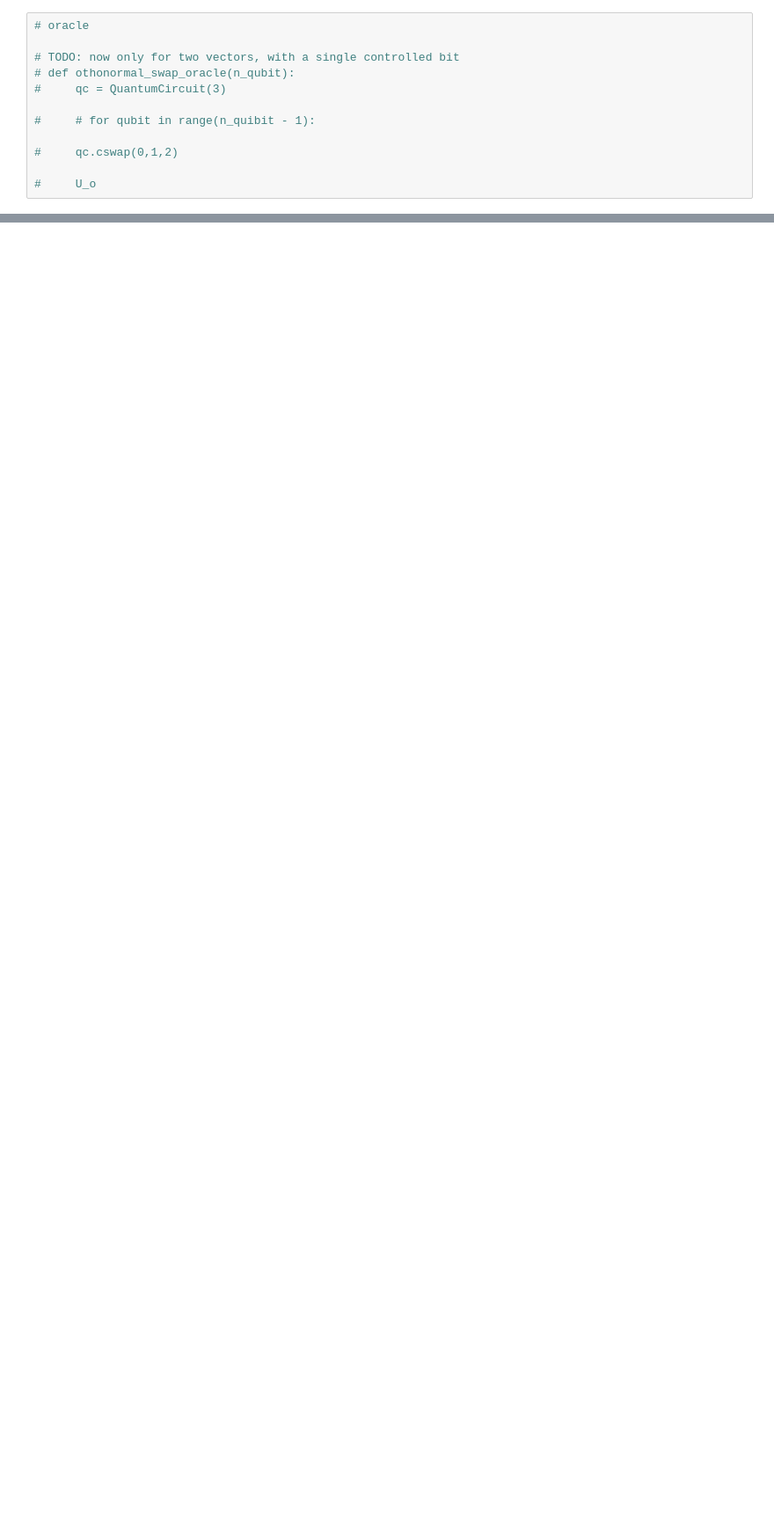
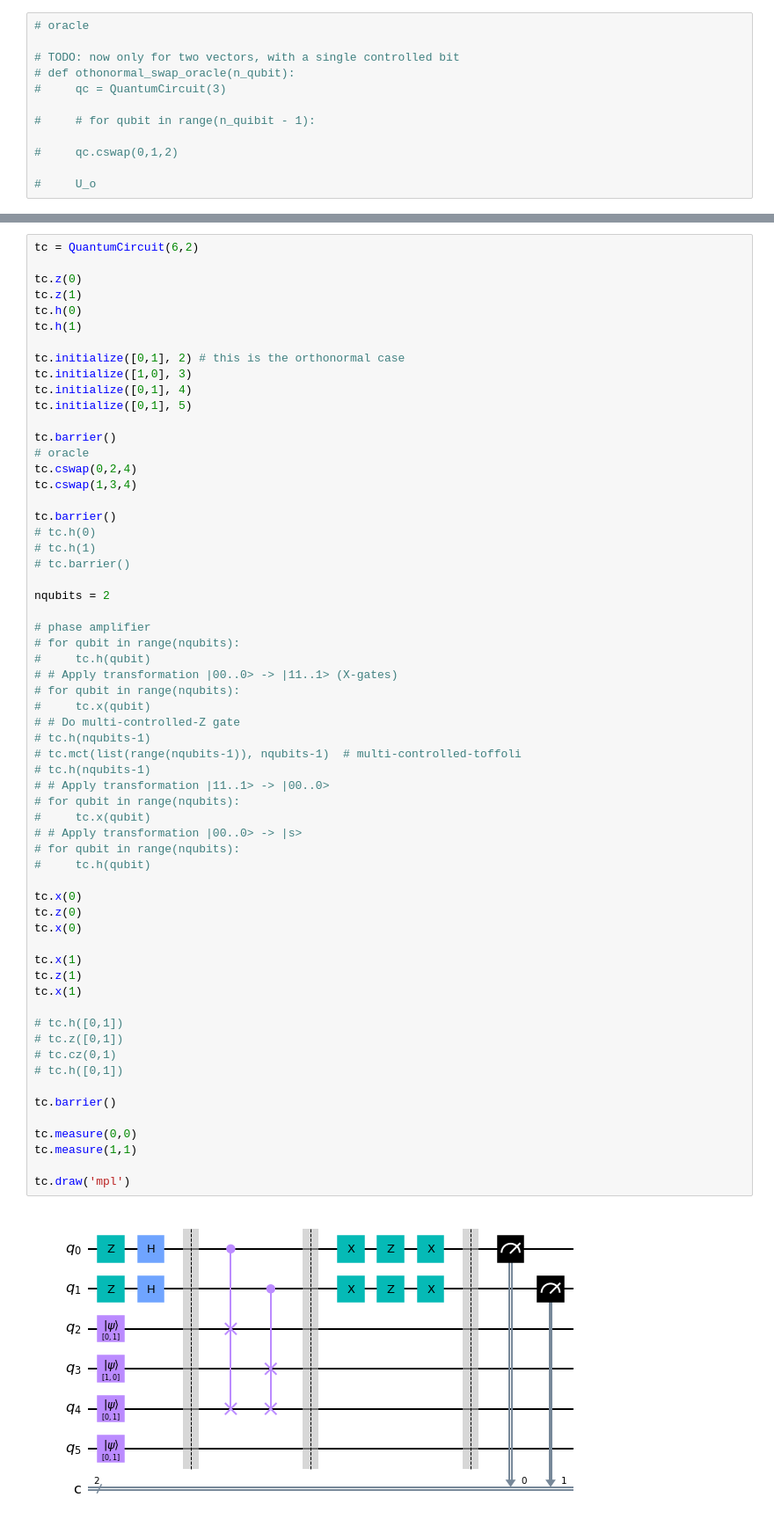
Before and after one commit to wyunhao/quantum_orthonormal_circuit, a Jupyter notebook: swap_oracle_grover.ipynb, the cells around one changed output, grey strips where cells are left out. Shown at 88% size. Drawn from its saved outputs; the diff is of its cells as text; blank space fills up the shorter version.

Commit message:
string comparison circuit

```diff
--- a/swap_oracle_grover.ipynb
+++ b/swap_oracle_grover.ipynb
@@ -100,0 +64,63 @@ Job Status: job has successfully run
+# %%
+tc = QuantumCircuit(6,2)
+
+tc.z(0)
+tc.z(1)
+tc.h(0)
+tc.h(1)
+
+tc.initialize([0,1], 2) # this is the orthonormal case
+tc.initialize([1,0], 3)
+tc.initialize([0,1], 4)
+tc.initialize([0,1], 5)
+
+tc.barrier()
+# oracle
+tc.cswap(0,2,4)
+tc.cswap(1,3,4)
+
+tc.barrier()
+# tc.h(0)
+# tc.h(1)
+# tc.barrier()
+
+nqubits = 2
+
+# phase amplifier
+# for qubit in range(nqubits):
+#     tc.h(qubit)
+# # Apply transformation |00..0> -> |11..1> (X-gates)
+# for qubit in range(nqubits):
+#     tc.x(qubit)
+# # Do multi-controlled-Z gate
+# tc.h(nqubits-1)
+# tc.mct(list(range(nqubits-1)), nqubits-1)  # multi-controlled-toffoli
+# tc.h(nqubits-1)
+# # Apply transformation |11..1> -> |00..0>
+# for qubit in range(nqubits):
+#     tc.x(qubit)
+# # Apply transformation |00..0> -> |s>
+# for qubit in range(nqubits):
+#     tc.h(qubit)
+
+tc.x(0)
+tc.z(0)
+tc.x(0)
+
+tc.x(1)
+tc.z(1)
+tc.x(1)
+
+# tc.h([0,1])
+# tc.z([0,1])
+# tc.cz(0,1)
+# tc.h([0,1])
+
+tc.barrier()
+
+tc.measure(0,0)
+tc.measure(1,1)
+
+tc.draw('mpl')
+# %% [output]
+[figure, added]
```
Also changed, not shown: parts of 6 cells of this notebook, 2 other files.
